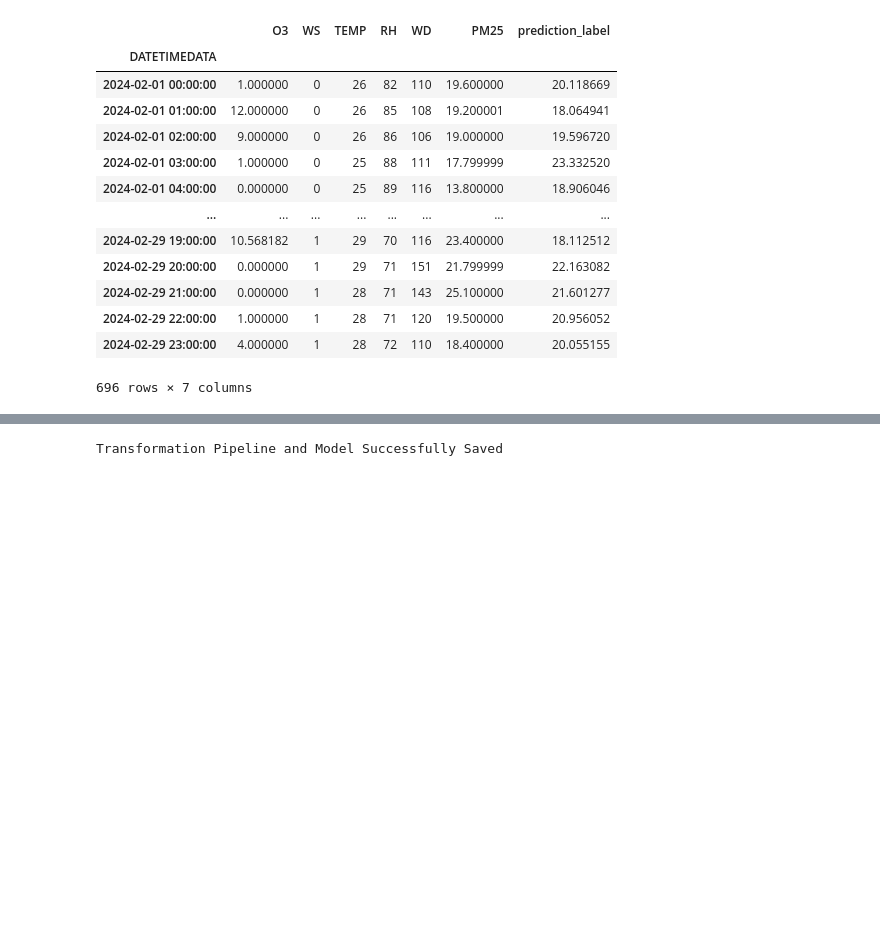
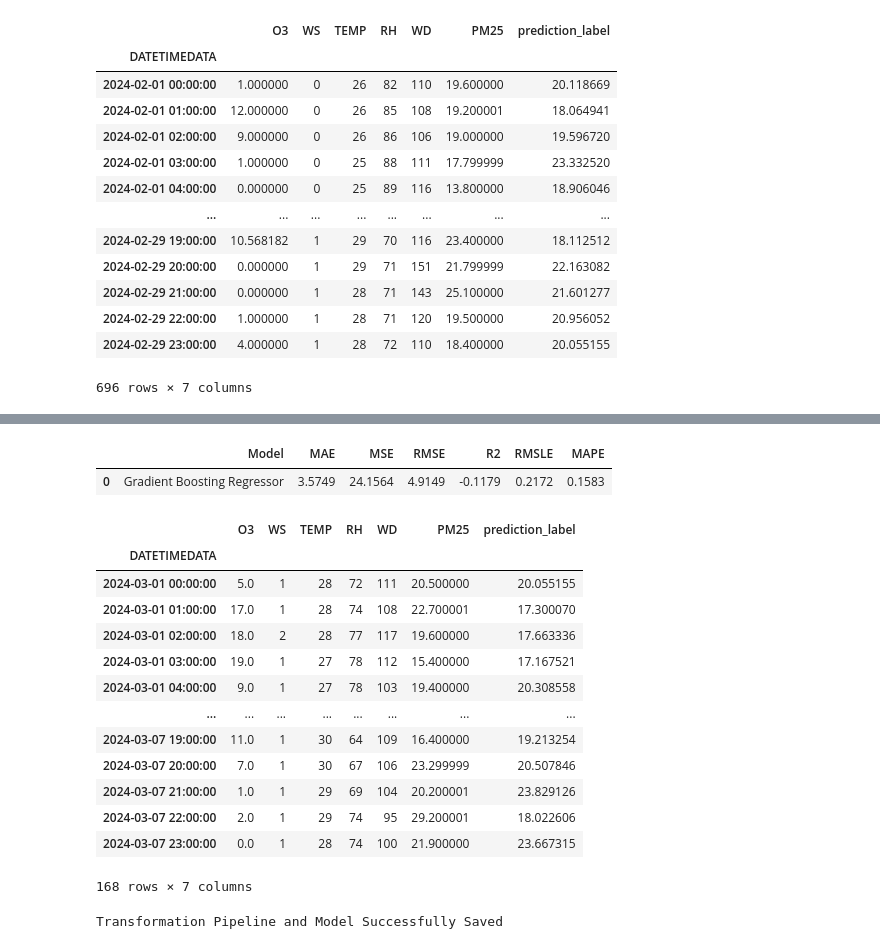
Before and after one commit to Pikcolo/team_project, a Jupyter notebook: model_pm25_regression_real.ipynb, the cells around one changed output, grey strips where cells are left out. Cells and saved outputs as stored; diff of their text form; code cells hidden in the pictures; blank space fills up the shorter version.

Commit message:
add model_pm25_regression_real

```diff
--- a/model_pm25_regression_real.ipynb
+++ b/model_pm25_regression_real.ipynb
@@ -275,0 +290,4 @@ fig.show()
+# %%
+future_data = pd.read_csv('air4thai_44t_2024-03-01_2024-03-07.csv')
+del future_data['Unnamed: 0']
+future_data
@@ -275,0 +325,9 @@ fig.show()
+# %%
+future_data['DATETIMEDATA'] = pd.to_datetime(future_data['DATETIMEDATA'])
+# %%
+future_data.set_index('DATETIMEDATA',
+            drop=True,
+            inplace=True)
+# %%
+future_data.fillna(future_data.mean(numeric_only=True), inplace=True)
+future_data.info()
@@ -275,0 +365,20 @@ fig.show()
+# %%
+predictions_future = predict_model(final_best, data=future_data)
+predictions_future
+# %% [output]
+|  | Model | MAE | MSE | RMSE | R2 | RMSLE | MAPE |
+| 0 | Gradient Boosting Regressor | 3.5749 | 24.1564 | 4.9149 | -0.1179 | 0.2172 | 0.1583 |
+|  | O3 | WS | TEMP | RH | WD | PM25 | prediction_label |
+| DATETIMEDATA |  |  |  |  |  |  |  |
+| 2024-03-01 00:00:00 | 5.0 | 1 | 28 | 72 | 111 | 20.500000 | 20.055155 |
+| 2024-03-01 01:00:00 | 17.0 | 1 | 28 | 74 | 108 | 22.700001 | 17.300070 |
+| 2024-03-01 02:00:00 | 18.0 | 2 | 28 | 77 | 117 | 19.600000 | 17.663336 |
+| 2024-03-01 03:00:00 | 19.0 | 1 | 27 | 78 | 112 | 15.400000 | 17.167521 |
+| 2024-03-01 04:00:00 | 9.0 | 1 | 27 | 78 | 103 | 19.400000 | 20.308558 |
+| ... | ... | ... | ... | ... | ... | ... | ... |
+| 2024-03-07 19:00:00 | 11.0 | 1 | 30 | 64 | 109 | 16.400000 | 19.213254 |
+| 2024-03-07 20:00:00 | 7.0 | 1 | 30 | 67 | 106 | 23.299999 | 20.507846 |
+| 2024-03-07 21:00:00 | 1.0 | 1 | 29 | 69 | 104 | 20.200001 | 23.829126 |
+| 2024-03-07 22:00:00 | 2.0 | 1 | 29 | 74 | 95 | 29.200001 | 18.022606 |
+| 2024-03-07 23:00:00 | 0.0 | 1 | 28 | 74 | 100 | 21.900000 | 23.667315 |
+168 rows × 7 columns
```
Also changed, not shown: parts of 15 cells of this notebook.
